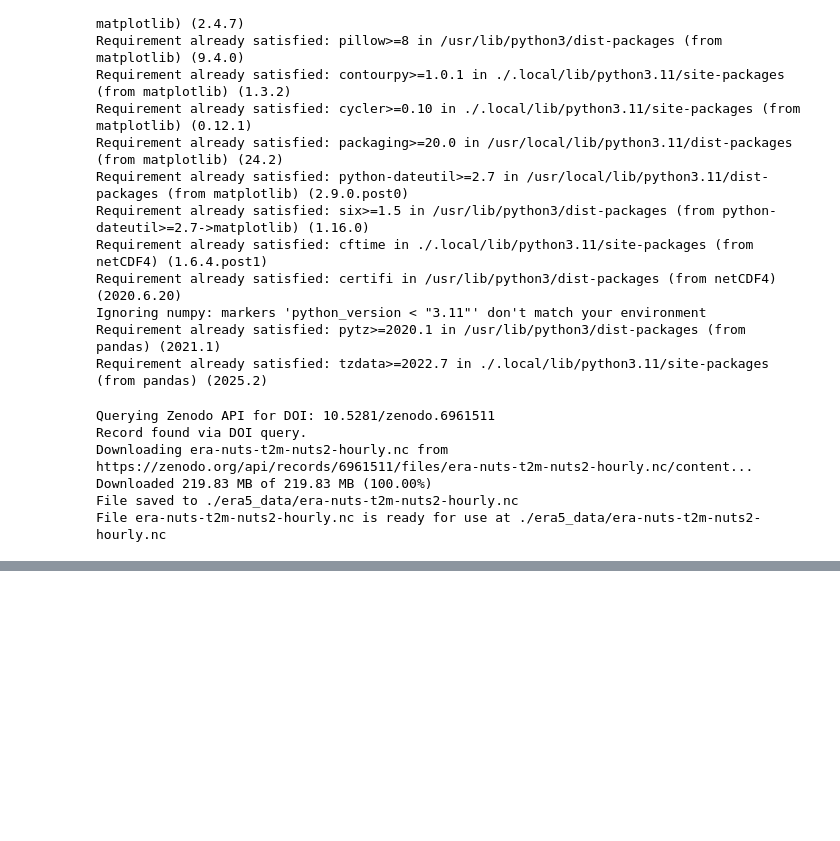
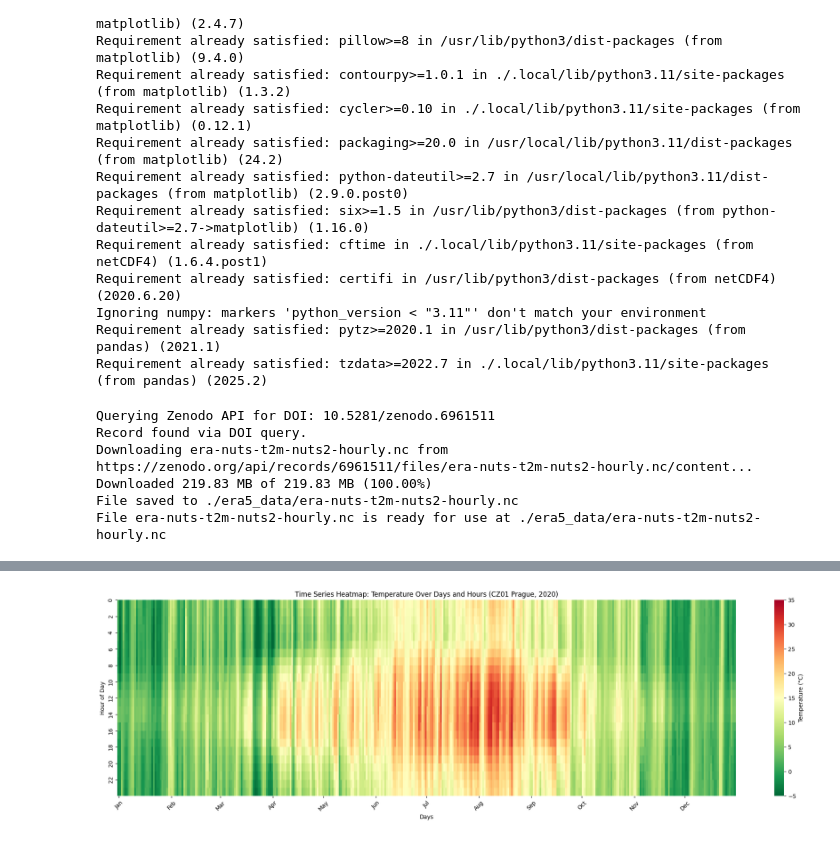
Before and after one commit to jsitera/GreenComputing, a Jupyter notebook: examples/ERA5-temperature.ipynb, the cells around one changed output, grey strips where cells are left out. Cells and saved outputs as stored; diff of their text form; code cells hidden in the pictures; blank space fills up the shorter version.

Commit message:
Changed to unifed graph appereance

```diff
--- a/examples/ERA5-temperature.ipynb
+++ b/examples/ERA5-temperature.ipynb
@@ -225,0 +130,94 @@ Selected data for NUTS2 region CZ01 in year 2020
+# %%
+# Import required libraries
+import os
+from datetime import datetime
+import numpy as np
+try:
+    import xarray as xr
+    import pandas as pd
+    import seaborn as sns
+    import matplotlib.pyplot as plt
+    print("All required libraries are installed.")
+    print(f"xarray version: {xr.__version__}")
+except ImportError as e:
+    print(f"Missing library: {e}")
+    print("Please install required libraries: pip install xarray netCDF4 pandas seaborn matplotlib")
+    raise
+
+# Define the path to the downloaded file
+file_path = "./era5_data/era-nuts-t2m-nuts2-hourly.nc"
+
+# Check if the file exists
+if not os.path.exists(file_path):
+    print(f"File not found at {file_path}. Please ensure the file was downloaded correctly.")
+    raise FileNotFoundError(f"File {file_path} does not exist.")
+
+# Open the NetCDF file with xarray
+try:
+    ds = xr.open_dataset(file_path)
+    print("Dataset loaded successfully:")
+    print(ds)
+    # Check temperature units
+    print(f"Temperature units: {ds['t2m'].attrs.get('units', 'Not specified')}")
+except Exception as e:
+    print(f"Error opening file: {str(e)}")
+    print("Ensure 'netCDF4' is installed: pip install netCDF4")
+    print("On Ubuntu, you may need: sudo apt-get install libnetcdf-dev")
+    raise
+
+# Select a specific NUTS2 region and year
+nuts_region = 'CZ01'
+#nuts_region = 'FI1D'  # North and East Finland, including Kajaani
+selected_year = 2020  # Change to 2018 if 2020 is unavailable; dataset likely covers 1979–2018
+
+try:
+    # Filter by region and year
+    data = ds['t2m'].sel(region=nuts_region, time=str(selected_year))
+    print(f"Selected data for NUTS2 region {nuts_region} in year {selected_year}")
+except Exception as e:
+    print(f"Error selecting region {nuts_region} or year {selected_year}: {str(e)}")
+    print("Available NUTS2 regions:", ds['region'].values)
+    print("Available time range:", ds['time'].min().values, "to", ds['time'].max().values)
+    raise
+
+# Convert to pandas DataFrame
+df = data.to_dataframe().reset_index()
+
+# Extract day of year and hour for pivot table
+df['day_of_year'] = pd.to_datetime(df['time']).dt.dayofyear
+df['hour'] = pd.to_datetime(df['time']).dt.hour
+
+# Create a pivot table for the heatmap (hours vs. days)
+pivot_table = df.pivot_table(index='hour', columns='day_of_year', values='t2m', aggfunc='mean')
+
+# Plot the heatmap with fixed temperature scale
+plt.figure(figsize=(20, 6))  # Match snippet figure size
+sns.heatmap(pivot_table, cmap='RdYlGn_r', cbar_kws={'label': 'Temperature (°C)'}, vmin=-5, vmax=35)
+plt.title(f"Time Series Heatmap: Temperature Over Days and Hours (CZ01 Prague, {selected_year})")
+plt.xlabel("Days")
+plt.ylabel("Hour of Day")
+
+# Customize x-axis with month start dates
+year = selected_year  # Use selected year
+month_starts = [datetime(year, m, 1) for m in range(1, 13)]  # Jan 1, Feb 1, ..., Dec 1
+start_date = pd.Timestamp(f"{year}-01-01")  # Start of the year
+days_since_start = [(d - start_date).days + 1 for d in month_starts]  # Convert to day-of-year indices
+month_labels = ['Jan', 'Feb', 'Mar', 'Apr', 'May', 'Jun', 'Jul', 'Aug', 'Sep', 'Oct', 'Nov', 'Dec']
+plt.xticks(days_since_start, month_labels, rotation=45)
+
+# Customize y-axis to show every 2 hours
+plt.yticks(np.arange(0, 24, 2), range(0, 24, 2))
+
+plt.tight_layout()
+
+# Save the plot to a file
+output_file = f"heatmap_{nuts_region}_{selected_year}.png"
+plt.savefig(output_file, dpi=300, bbox_inches='tight')
+print(f"Heatmap saved to {output_file}")
+
+# Show the plot
+plt.show()
+
+# Close the dataset to free memory
+ds.close()
+# %% [output]
@@ -225,0 +237 @@ Selected data for NUTS2 region CZ01 in year 2020
+[figure, added]
```
Also changed, not shown: parts of 2 cells of this notebook, 2 other files.
